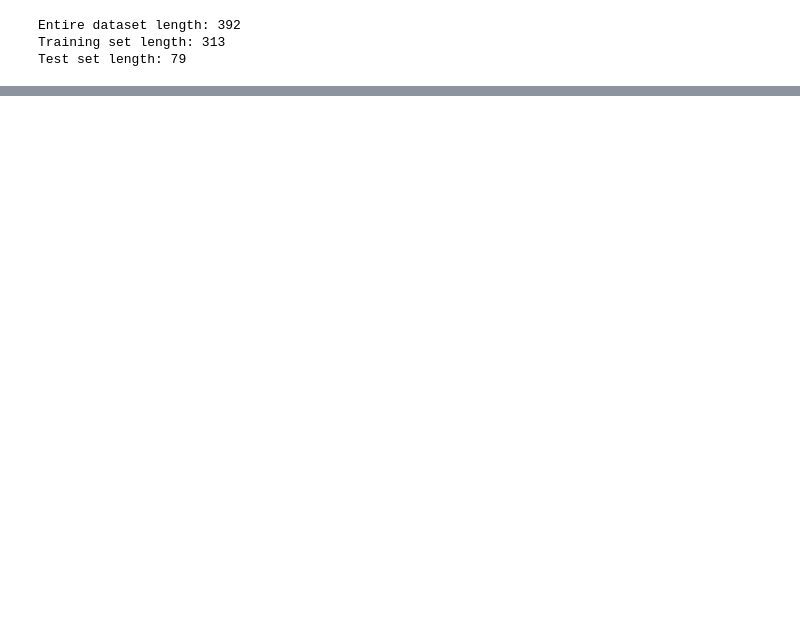
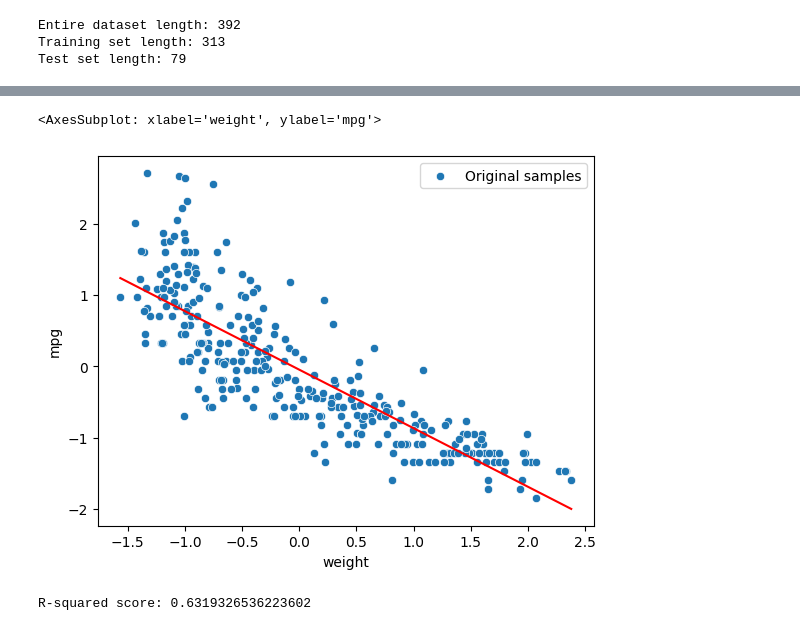
Before and after one commit to michrus/am-i-learning-yet, a Jupyter notebook: machine_learning/linear_regression/project.ipynb, the cells around one changed output, grey strips where cells are left out. Saved outputs shown, nothing was run; the diff lists cells and outputs as text; code cells hidden in the pictures; blank space fills up the shorter version.

```diff
--- a/machine_learning/linear_regression/project.ipynb
+++ b/machine_learning/linear_regression/project.ipynb
@@ -130,7 +228,7 @@ from sklearn.model_selection import train_test_split
 # Define random state for reproducibility
 seed = 2137
 # Split dataset into training and test sets
-dataset_train, dataset_test = train_test_split(dataset_encoded,
+dataset_train, dataset_test = train_test_split(dataset_normalized,
                                                test_size=0.2,
                                                random_state=seed)
 # Display sizes of entire dataset and two split sets
@@ -173,0 +245,43 @@ dataset_train.describe().drop(['count']).T
+# %%
+# Import linear regression from scikit-learn
+from sklearn.linear_model import LinearRegression
+
+# Define input and target variables
+y = dataset_train["mpg"]
+y_reshaped = y.values.reshape(-1,1)
+# Let's use car's weight to predict it's fuel usage
+x_weight = dataset_train["weight"]
+x_weight_reshaped = x_weight.values.reshape(-1,1)
+
+# Define linear regression object
+regressor = LinearRegression()
+
+# Fit linear model
+regressor.fit(X=x_weight_reshaped, y=y_reshaped)
+
+# Predict values using trained linear model
+y_pred = regressor.predict(x_weight_reshaped)
+# Convert raw y_pred array into pandas dataframe
+y_pred_series = pd.Series(y_pred.flatten(), name="mpg_predicted")
+# %%
+# Scatterplot with original data
+sns.scatterplot(x=x_weight, y=y, label='Original samples')
+
+# Line plot of predicted data
+sns.lineplot(
+    x=x_weight_reshaped.flatten(),
+    y=y_pred_series,
+    color='red'
+)
+# %% [output]
+<AxesSubplot: xlabel='weight', ylabel='mpg'>
+[figure, added]
+# %%
+# As a final matter - display regressor's score
+# The closer to 1 the better
+y_test = dataset_test["mpg"].values.reshape(-1,1)
+x_weight_test = dataset_test["weight"].values.reshape(-1,1)
+score = regressor.score(x_weight_test, y_test)
+print("R-squared score:", score)
+# %% [output]
+R-squared score: 0.6319326536223602
```
Also changed, not shown: parts of 16 cells of this notebook.
